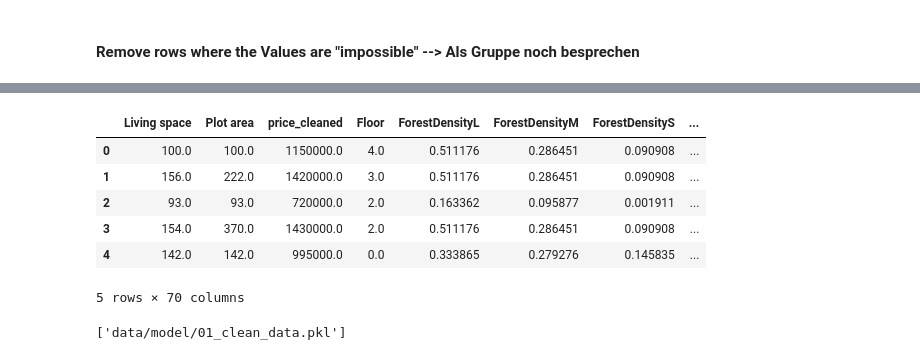
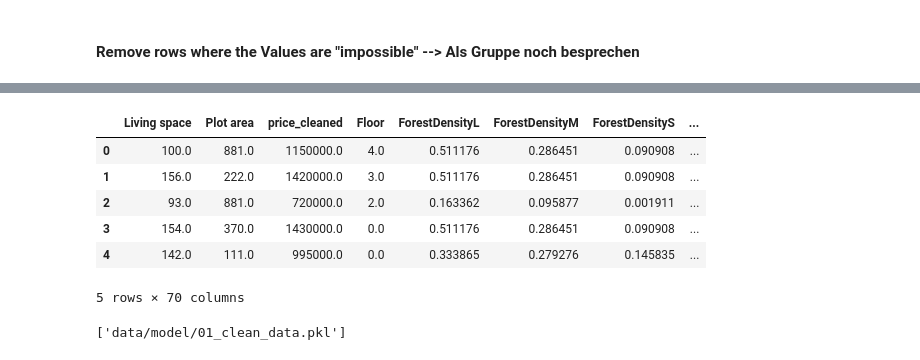
Before and after one commit to marvinvr/fhnw-cml1, a Jupyter notebook: 01_0_data_wrangling.ipynb, the cells around one changed output, grey strips where cells are left out. Cells and saved outputs as stored; diff of their text form; code cells hidden in the pictures.

Commit message:
fix: imputer

```diff
--- a/01_0_data_wrangling.ipynb
+++ b/01_0_data_wrangling.ipynb
@@ -256,11 +228,0 @@ df_median
-# %%
-#if plot area is null and living space is not null, plot area = living space
-clean_df['Plot area'] = clean_df['Plot area'].fillna(clean_df['Living space'])
-
-#fill 'Living space', 'Plot area', 'Floor', 'rooms' with median of their type
-for i in clean_df['type_unified'].unique():
-    clean_df['Living space'] = clean_df['Living space'].mask((clean_df['Living space'].isnull()) & (clean_df['type_unified'] == i), df_median.loc[i, 'Living space'])
-    clean_df['Plot area'] = clean_df['Plot area'].mask((clean_df['Plot area'].isnull()) & (clean_df['type_unified'] == i), df_median.loc[i, 'Plot area'])
-    clean_df['Floor'] = clean_df['Floor'].mask((clean_df['Floor'].isnull()) & (clean_df['type_unified'] == i), df_median.loc[i, 'Floor'])
-    clean_df['rooms'] = clean_df['rooms'].mask((clean_df['rooms'].isnull()) & (clean_df['type_unified'] == i), df_median.loc[i, 'rooms'])
-clean_df.head()
@@ -481 +435,8 @@ Index(['gde_politics_cvp', 'gde_politics_fdp', 'gde_politics_gps',
       dtype='object')
+# %%
+TYPES_WITH_NO_FLOOR = ['type_unified_villa', 'type_unified_farmhouse', 'type_unified_castle', 'type_unified_chalet', 'type_unified_detached-house', 'type_unified_semi-detached-house']
+
+for col in TYPES_WITH_NO_FLOOR:
+    clean_df.loc[clean_df[col] == 1., 'Floor'] = clean_df[clean_df[col] == 1.].Floor.fillna(0.)
+
+clean_df[clean_df[TYPES_WITH_NO_FLOOR[2]] == 1.]
@@ -482,21 +452,32 @@ Index(['gde_politics_cvp', 'gde_politics_fdp', 'gde_politics_gps',
 # %%
-#imputer = KNNImputer(n_neighbors=15, weights='distance')
-imputer = SimpleImputer(strategy='median')
+type_columns = [col for col in clean_df.columns if col.startswith('type_')]
+
+imputers = {}
 df_no_price = clean_df.copy().drop('price_cleaned', axis=1)
 
-df_no_price = pd.DataFrame(imputer.fit_transform(df_no_price), columns=df_no_price.columns)
+columns = df_no_price.columns
+
+for col in type_columns:
+    #imputer = KNNImputer(n_neighbors=15, weights='distance')
+    imputer = SimpleImputer(strategy='median', keep_empty_features=True)
+
+    df_no_price.loc[df_no_price[col] == 1., columns] = imputer.fit_transform(df_no_price[df_no_price[col] == 1.])
+    imputers[col] = imputer
+
+base_imputer = SimpleImputer(strategy='median', keep_empty_features=True)
+
+df_no_price[columns] = base_imputer.fit_transform(df_no_price)
 
 df_no_price.insert(2, 'price_cleaned', clean_df.price_cleaned.values)
-
 clean_df = df_no_price
 clean_df.head()
 # %% [output]
 |  | Living space | Plot area | price_cleaned | Floor | ForestDensityL | ForestDensityM | ForestDensityS | ... |
-| 0 | 100.0 | 100.0 | 1150000.0 | 4.0 | 0.511176 | 0.286451 | 0.090908 | ... |
+| 0 | 100.0 | 881.0 | 1150000.0 | 4.0 | 0.511176 | 0.286451 | 0.090908 | ... |
 | 1 | 156.0 | 222.0 | 1420000.0 | 3.0 | 0.511176 | 0.286451 | 0.090908 | ... |
-| 2 | 93.0 | 93.0 | 720000.0 | 2.0 | 0.163362 | 0.095877 | 0.001911 | ... |
-| 3 | 154.0 | 370.0 | 1430000.0 | 2.0 | 0.511176 | 0.286451 | 0.090908 | ... |
-| 4 | 142.0 | 142.0 | 995000.0 | 0.0 | 0.333865 | 0.279276 | 0.145835 | ... |
+| 2 | 93.0 | 881.0 | 720000.0 | 2.0 | 0.163362 | 0.095877 | 0.001911 | ... |
+| 3 | 154.0 | 370.0 | 1430000.0 | 0.0 | 0.511176 | 0.286451 | 0.090908 | ... |
+| 4 | 142.0 | 111.0 | 995000.0 | 0.0 | 0.333865 | 0.279276 | 0.145835 | ... |
 5 rows × 70 columns
 # %%
 target_path = Path('./data/model/01_clean_data.pkl')
```
Also changed, not shown: parts of 16 cells of this notebook, 6 other files.
